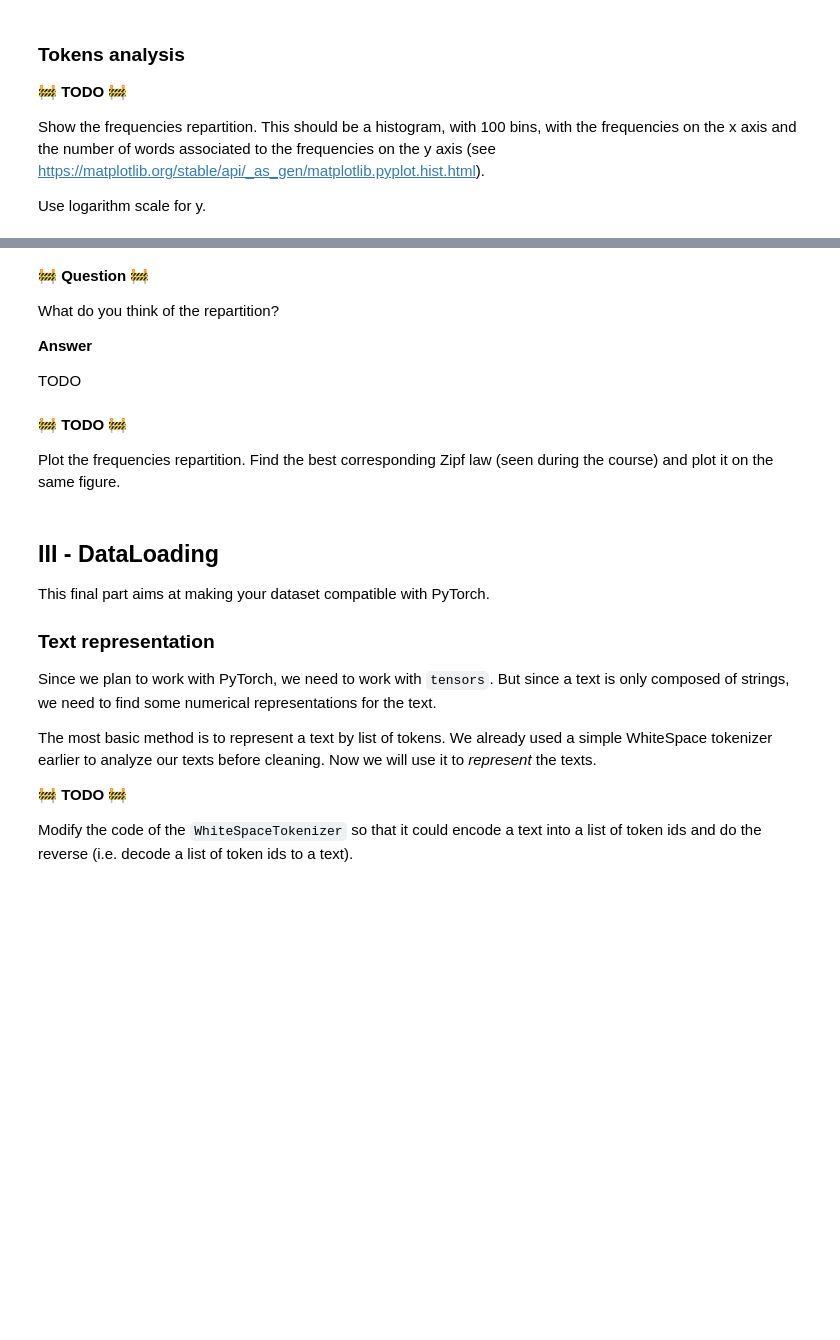
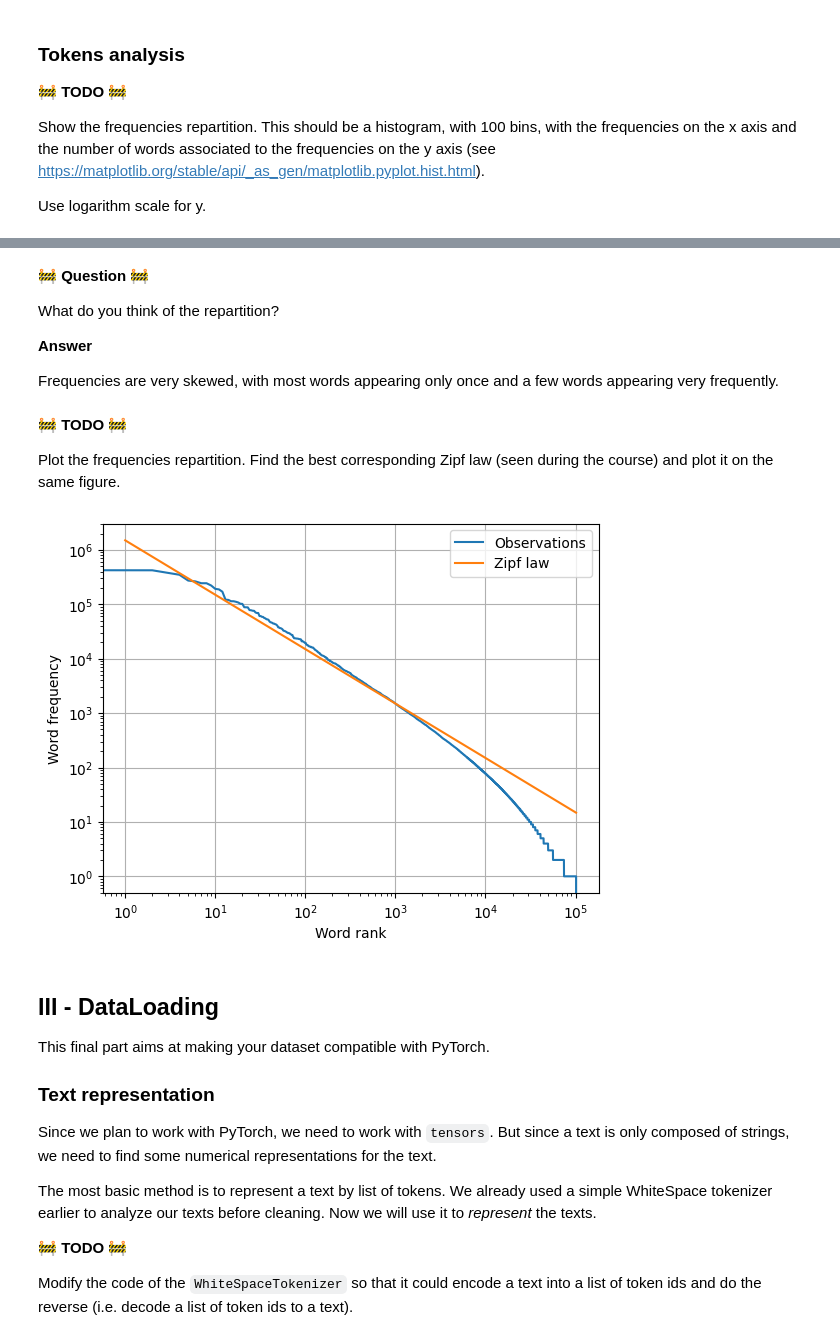
Before and after one commit to abhg86/LLM, a Jupyter notebook: TP1/hw_imdb_text_preprocessing.ipynb, the cells around one changed output, grey strips where cells are left out. Saved outputs shown, nothing was run; the diff lists cells and outputs as text; code cells hidden in the pictures; blank space fills up the shorter version.

```diff
--- a/TP1/hw_imdb_text_preprocessing.ipynb
+++ b/TP1/hw_imdb_text_preprocessing.ipynb
@@ -332,7 +400,7 @@ What do you think of the repartition?
 
 **Answer**
 
-TODO
+Frequencies are very skewed, with most words appearing only once and a few words appearing very frequently.
 # %% [markdown]
 🚧 **TODO** 🚧
 
@@ -342,3 +408,19 @@ Plot the frequencies repartition. Find the best corresponding Zipf law (seen dur
+# %%
+fig, ax = plt.subplots()
+
+ax.plot(sorted(list(tokenizer.frequencies.values()), reverse=True), label='Observations')
+
+x = np.arange(1, len(tokenizer.frequencies))
+ax.plot(x, 1.5e6 / x, label='Zipf law')
+
+ax.set_xlabel('Word rank')
+ax.set_ylabel('Word frequency')
+ax.set_xscale('log')
+ax.set_yscale('log')
+ax.grid()
+ax.legend();
+# %% [output]
+[figure, added]
 # %% [markdown]
 ## III - DataLoading
 
```
Also changed, not shown: parts of 31 cells of this notebook, 1 other file.
